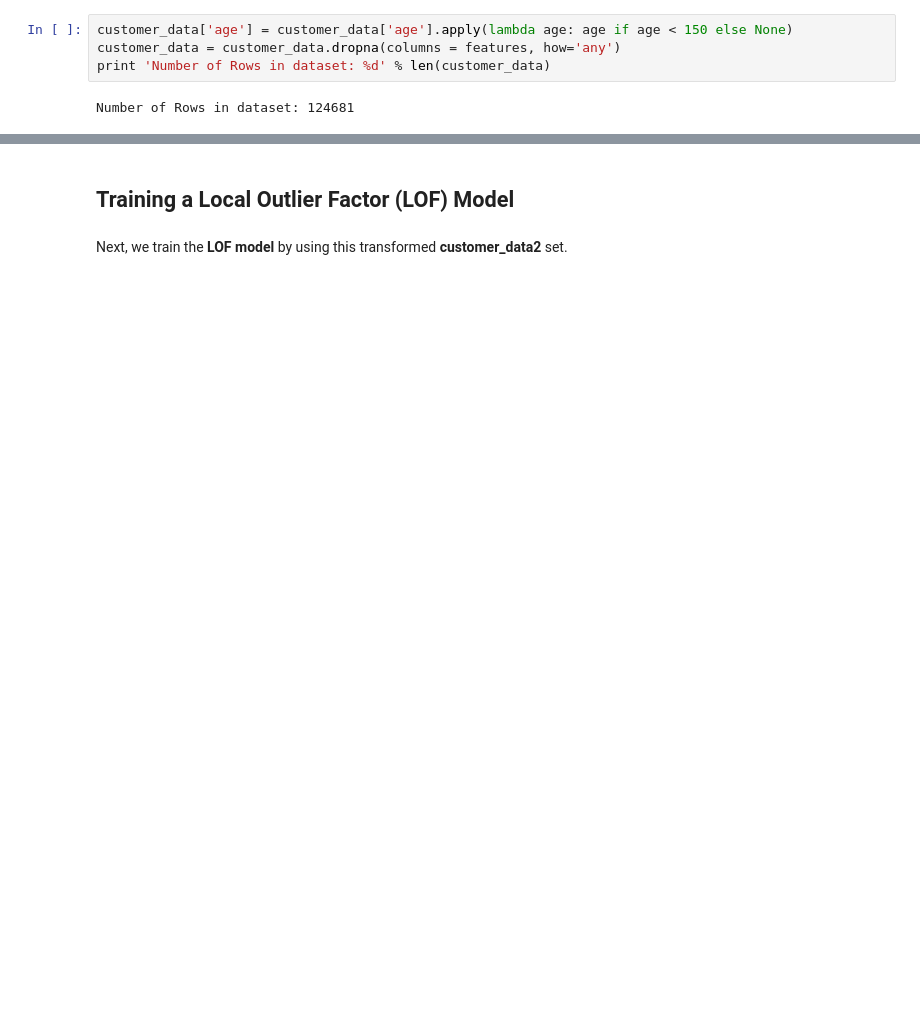
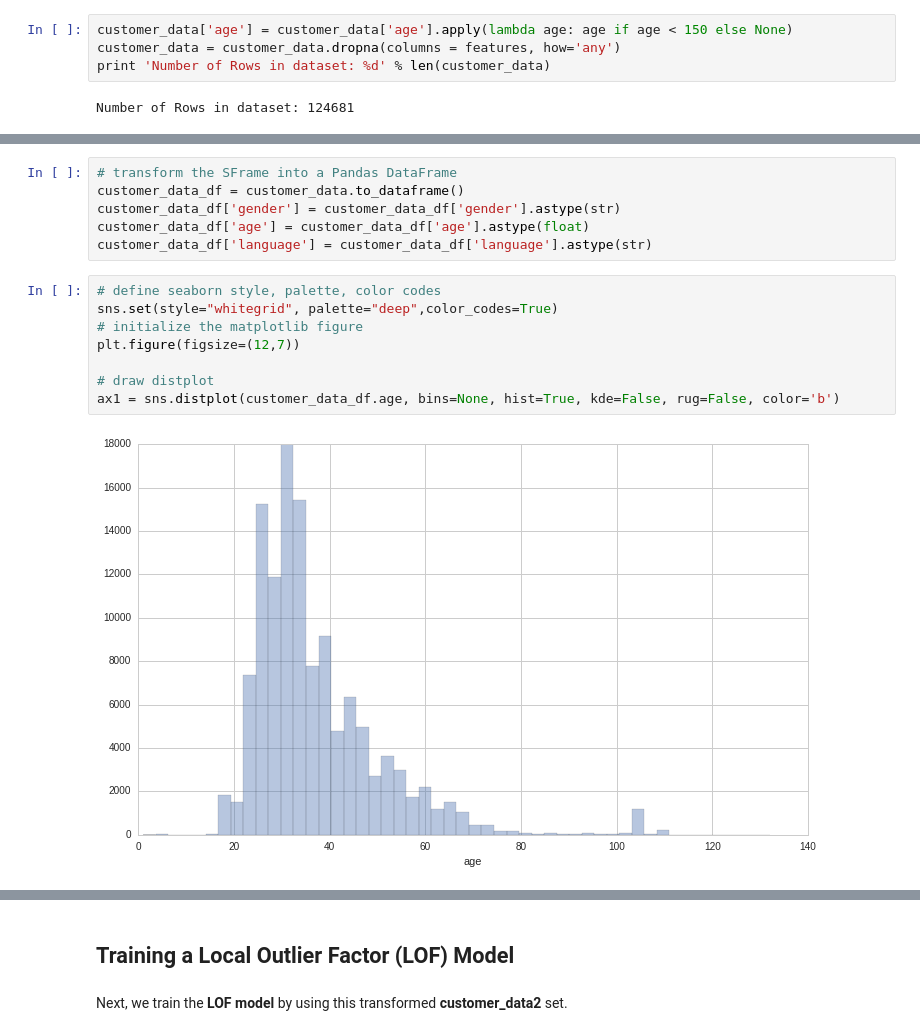
Before and after one commit to tgrammat/ML-Data_Challenges, a Jupyter notebook: Dato-tutorials/anomaly-detection/Anomaly Detection - Demo 1 [Local Outlier Factor - LOF Model].ipynb, the cells around one changed output, grey strips where cells are left out. Cells and saved outputs as stored; diff of their text form; blank space fills up the shorter version.

```diff
--- a/Dato-tutorials/anomaly-detection/Anomaly Detection - Demo 1 [Local Outlier Factor - LOF Model].ipynb
+++ b/Dato-tutorials/anomaly-detection/Anomaly Detection - Demo 1 [Local Outlier Factor - LOF Model].ipynb
@@ -117,0 +147,16 @@ customer_data.show()
+# %%
+# transform the SFrame into a Pandas DataFrame
+customer_data_df = customer_data.to_dataframe()
+customer_data_df['gender'] = customer_data_df['gender'].astype(str)
+customer_data_df['age'] = customer_data_df['age'].astype(float)
+customer_data_df['language'] = customer_data_df['language'].astype(str)
+# %%
+# define seaborn style, palette, color codes
+sns.set(style="whitegrid", palette="deep",color_codes=True)
+# initialize the matplotlib figure
+plt.figure(figsize=(12,7))
+
+# draw distplot
+ax1 = sns.distplot(customer_data_df.age, bins=None, hist=True, kde=False, rug=False, color='b')
+# %% [output]
+[figure, added]
```
Also changed, not shown: parts of 28 cells of this notebook, 2 other files.
